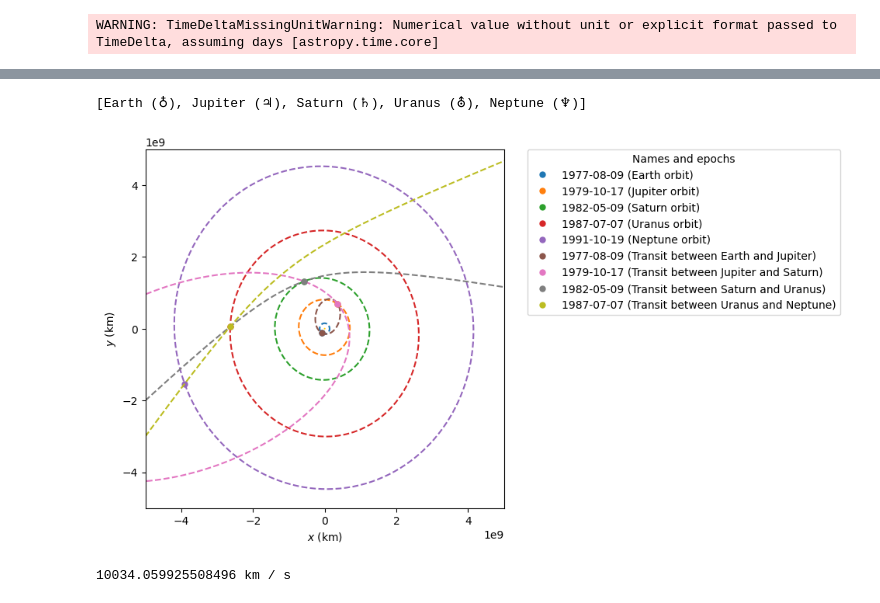
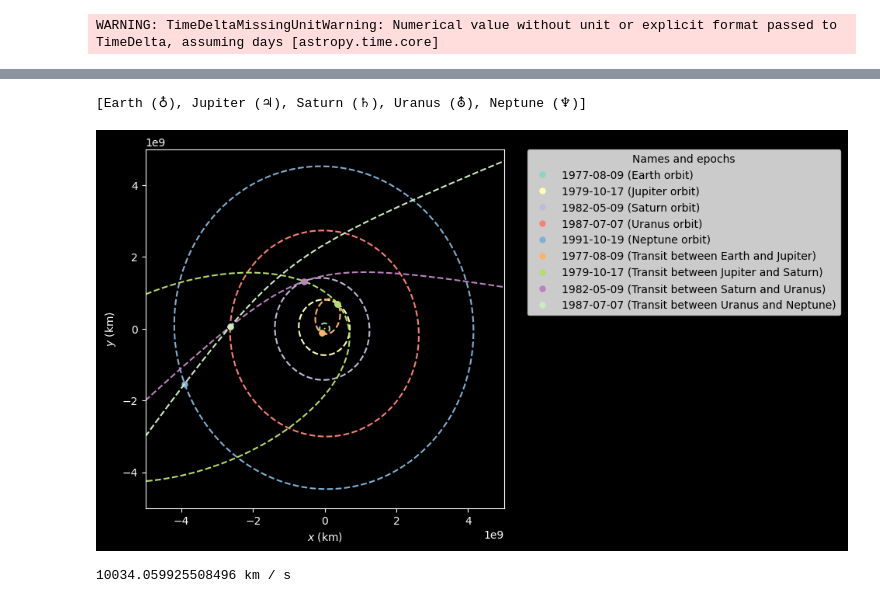
Before and after one commit to jackSN8/Starship_outer_planets_missions, a Jupyter notebook: voyager_2_traj.ipynb, the cells around one changed output, grey strips where cells are left out. Saved outputs shown, nothing was run; the diff lists cells and outputs as text; code cells hidden in the pictures.

```diff
--- a/voyager_2_traj.ipynb
+++ b/voyager_2_traj.ipynb
@@ -264,35 +258,35 @@ Found 1 viable 1st assists from Jupiter to Saturn
 Found 1 viable 2nd assists from Saturn to Uranus
 Found 1 grand tour!
 # %%
-plotter = StaticOrbitPlotter(dark=False)
+plotter = StaticOrbitPlotter(dark=True)
 print(planet_order)
 # Plot all voyager orbits
 # print(voyager_orbits)
 
 # Plot all planet orbits at encounter times
 for i, po in enumerate(planet_orbits):
     plotter.plot(po, label=f"{planet_order[i].name} orbit")
 
 
 for i, vo in enumerate(voyager_orbits):
     # print(vo)
     plotter.plot(vo, label=f"Transit between {planet_order[i].name} and {planet_order[i+1].name}")
     # print(f"Transit between {planet_order[i].name} and {planet_order[i+1].name}'}")
 
 
 # Get the matplotlib Axes (poliastro versions differ: ax vs _ax)
 ax = getattr(plotter, "ax", None) or plotter._ax
 
 # Example: zoom to a +/- 5e8 km box around (0,0)
 range=5e9
 ax.set_xlim(-range, range)
 ax.set_ylim(-range, range)
 ax.set_aspect("equal", adjustable="box")
 
 plt.show()
 # %% [output]
 [Earth (♁), Jupiter (♃), Saturn (♄), Uranus (⛢), Neptune (♆)]
-[figure, old version]
+[figure, new version]
 # %%
 
 # 1977-09-01 18:43:24.514 1979-06-22 18:43:24.514 11889.144703103324 km / s
```
Also changed, not shown: parts of 1 cell of this notebook, 2 other files.
